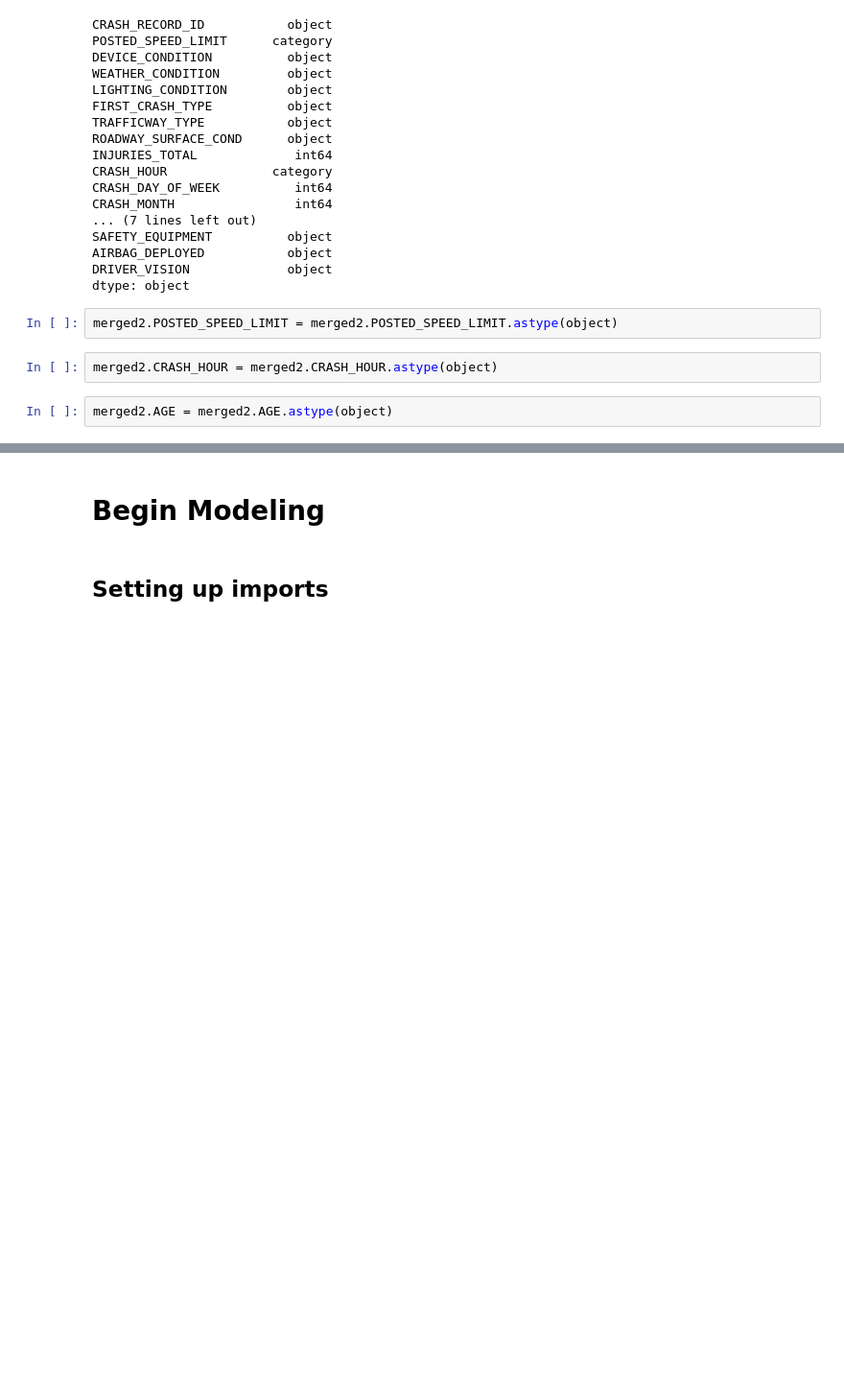
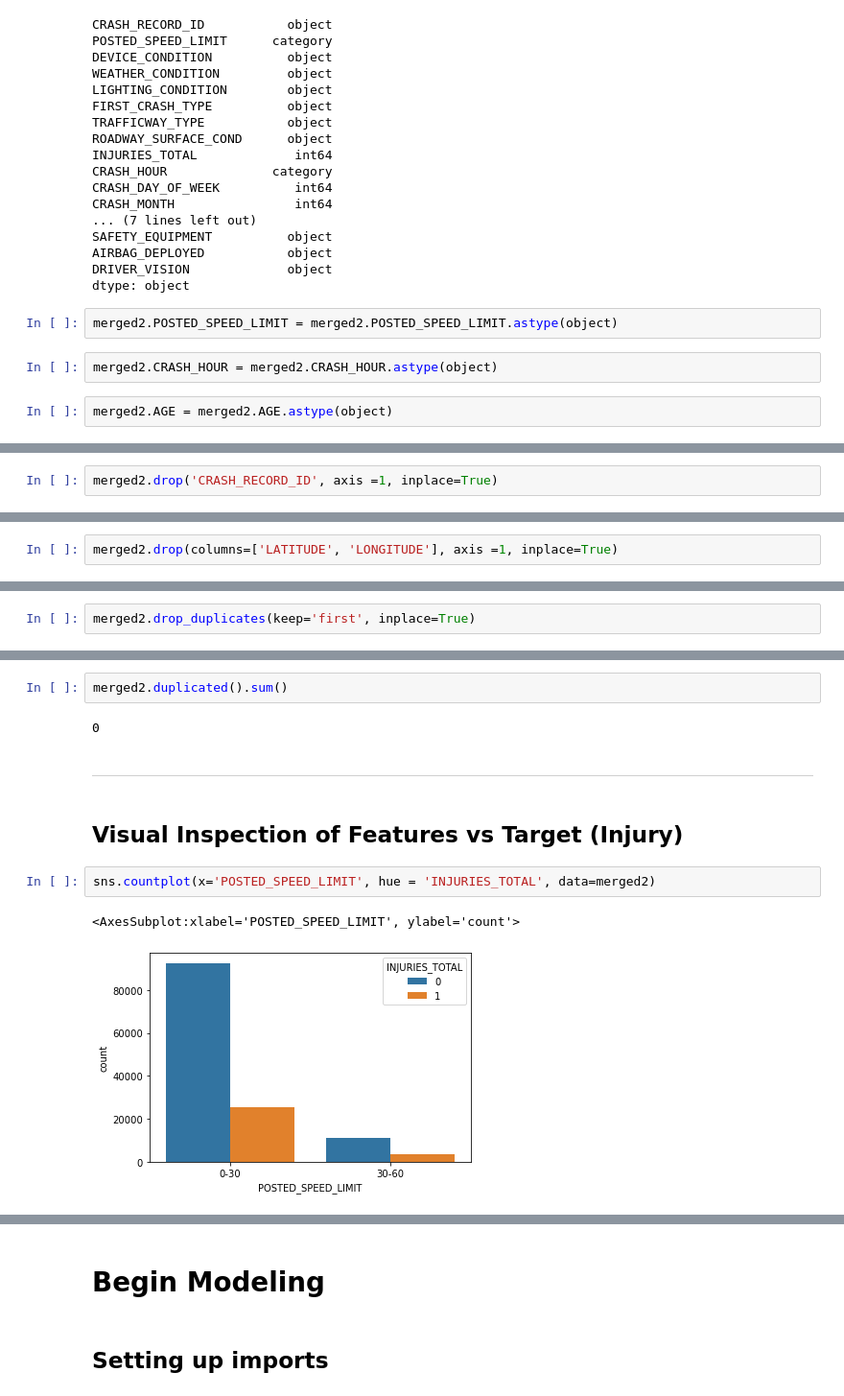
Before and after one commit to ashlidougherty/CarCrash, a Jupyter notebook: data_cleaning.ipynb, the cells around one changed output, grey strips where cells are left out. Shown: that part at 96% size. Saved outputs shown, nothing was run; the diff lists cells and outputs as text; blank space fills up the shorter version.

```diff
--- a/data_cleaning.ipynb
+++ b/data_cleaning.ipynb
@@ -1568,0 +1577,2 @@ merged2.AGE = merged2.AGE.astype(object)
+# %%
+merged2.drop('CRASH_RECORD_ID', axis =1, inplace=True)
@@ -1568,0 +1582,2 @@ merged2.AGE = merged2.AGE.astype(object)
+# %%
+merged2.drop(columns=['LATITUDE', 'LONGITUDE'], axis =1, inplace=True)
@@ -1568,0 +1597,2 @@ merged2.AGE = merged2.AGE.astype(object)
+# %%
+merged2.drop_duplicates(keep='first', inplace=True)
@@ -1568,0 +1619,13 @@ merged2.AGE = merged2.AGE.astype(object)
+# %%
+merged2.duplicated().sum()
+# %% [output]
+0
+# %% [markdown]
+***
+# %% [markdown]
+## Visual Inspection of Features vs Target (Injury)
+# %%
+sns.countplot(x='POSTED_SPEED_LIMIT', hue = 'INJURIES_TOTAL', data=merged2)
+# %% [output]
+<AxesSubplot:xlabel='POSTED_SPEED_LIMIT', ylabel='count'>
+[figure, added]
```
Also changed, not shown: parts of 54 cells of this notebook.
